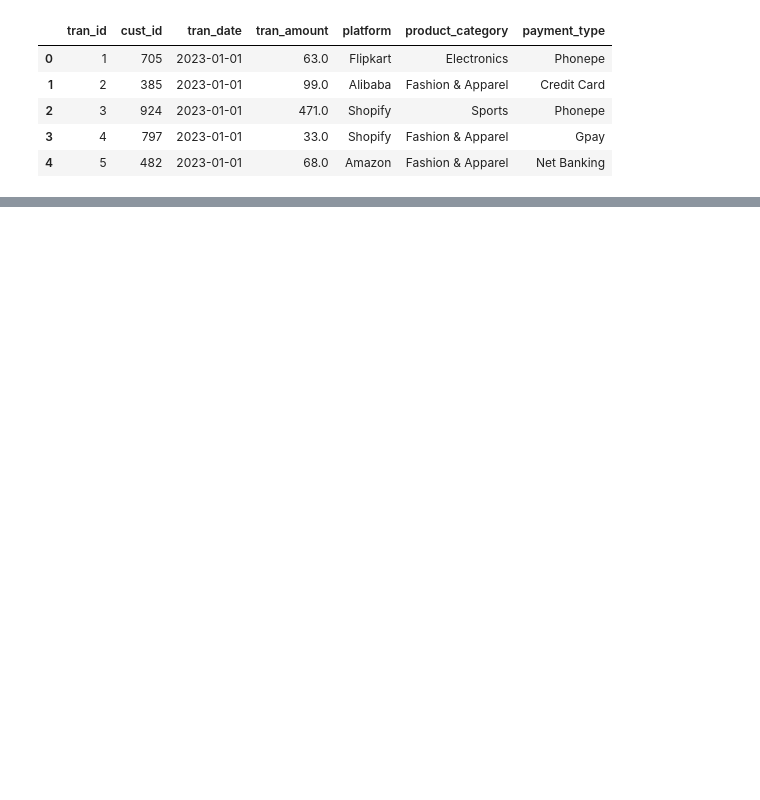
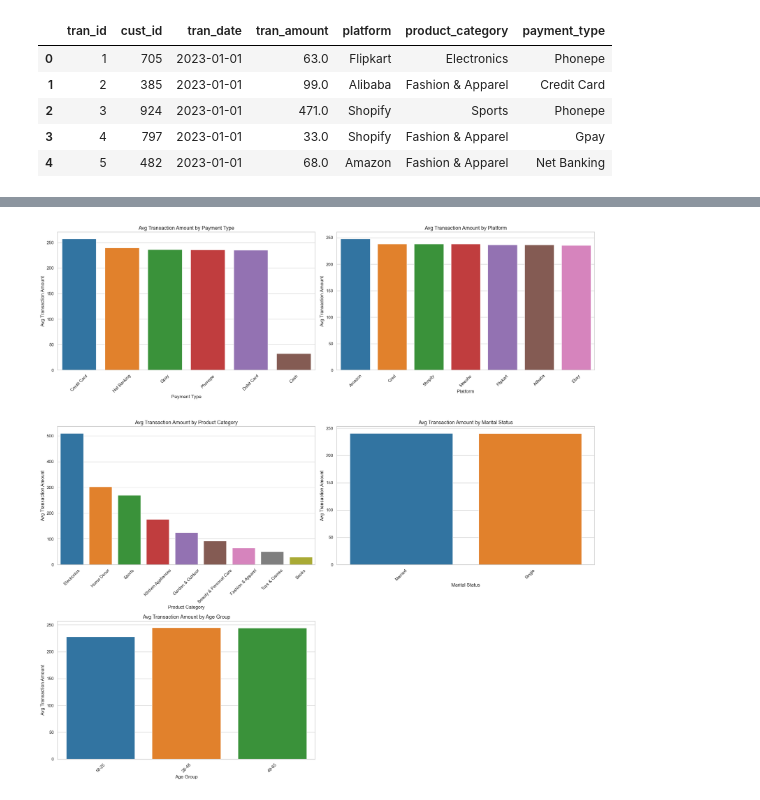
Before and after one commit to GKPSingh/Practice, a Jupyter notebook: Banking Project/Banking_Project.ipynb, the cells around one changed output, grey strips where cells are left out. Cells and saved outputs as stored; diff of their text form; code cells hidden in the pictures; blank space fills up the shorter version.

```diff
--- a/Banking Project/Banking_Project.ipynb
+++ b/Banking Project/Banking_Project.ipynb
@@ -1192,0 +1257,43 @@ df_trans.head()
+# %%
+# Plotting the 'payment_type', 'platform', 'product_category', 'marital_status', 'age_group' as per mean trans_amount
+
+# Category columns to analyze
+category_columns = ['payment_type', 'platform', 'product_category', 'marital_status', 'age_group']
+
+# Setup subplots
+fig, axes = plt.subplots(3, 2, figsize=(20, 20))
+axes = axes.flatten()
+
+sns.set(style='whitegrid')
+
+for i, col in enumerate(category_columns):
+    # Compute mean transaction amount per category and sort
+    sorted_data = (
+        df.groupby(col, observed=True)['tran_amount']
+        .mean()
+        .sort_values(ascending=False)
+        .reset_index()
+    )
+
+    sns.barplot(
+        data=sorted_data,
+        x=col,
+        y='tran_amount',
+        hue=col,
+        palette='tab10',
+        ax=axes[i]
+    )
+
+    axes[i].set_title(f'Avg Transaction Amount by {col.replace("_", " ").title()}', fontsize=13)
+    axes[i].set_xlabel(col.replace("_", " ").title())
+    axes[i].set_ylabel('Avg Transaction Amount')
+    axes[i].tick_params(axis='x', rotation=45)
+
+# Remove any unused subplot
+for j in range(len(category_columns), len(axes)):
+    fig.delaxes(axes[j])
+
+plt.tight_layout()
+plt.show()
+# %% [output]
+[figure, added]
```
Also changed, not shown: parts of 11 cells of this notebook.
